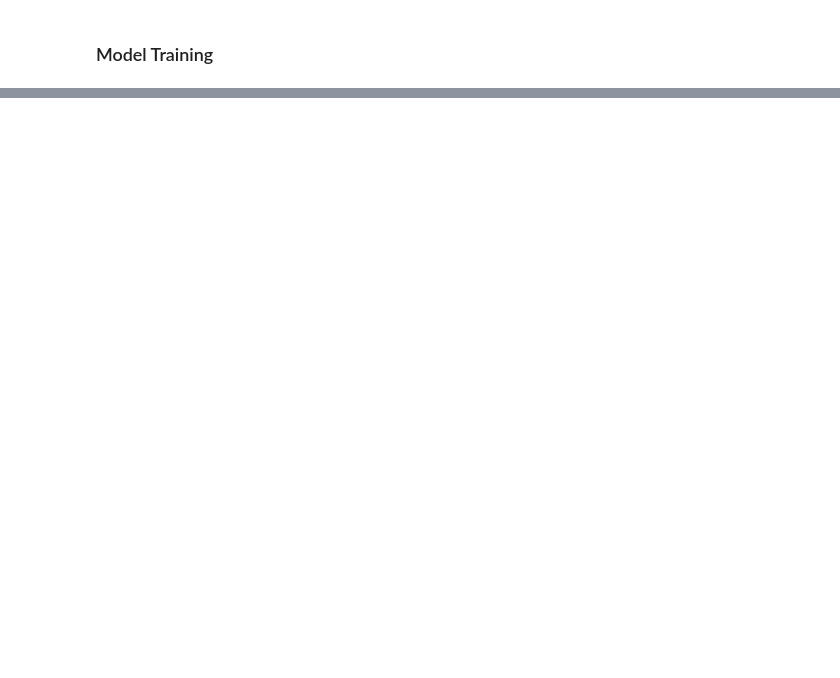
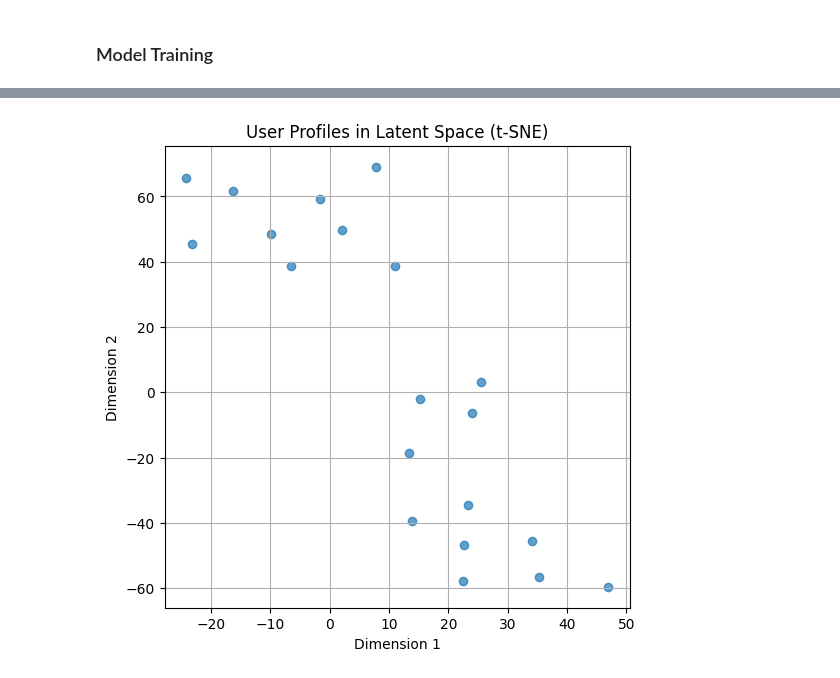
Before and after one commit to KhopSun/DatingApp_Autoencoder, a Jupyter notebook: DatingApp_AutoencoderPyTorch.ipynb, the cells around one changed output, grey strips where cells are left out. Cells and saved outputs as stored; diff of their text form; code cells hidden in the pictures; blank space fills up the shorter version.

```diff
--- a/DatingApp_AutoencoderPyTorch.ipynb
+++ b/DatingApp_AutoencoderPyTorch.ipynb
@@ -79,0 +170,19 @@ for epoch in range(epochs):
+# %%
+from sklearn.manifold import TSNE
+
+# Get all latent vectors
+with torch.no_grad():
+    _, latents = model(X_tensor)
+
+tsne = TSNE(n_components=2, perplexity=5, random_state=0)
+embedded = tsne.fit_transform(latents.numpy())
+
+plt.figure(figsize=(6, 6))
+plt.scatter(embedded[:, 0], embedded[:, 1], alpha=0.7)
+plt.title("User Profiles in Latent Space (t-SNE)")
+plt.xlabel("Dimension 1")
+plt.ylabel("Dimension 2")
+plt.grid(True)
+plt.show()
+# %% [output]
+[figure, added]
```
Also changed, not shown: parts of 11 cells of this notebook.
